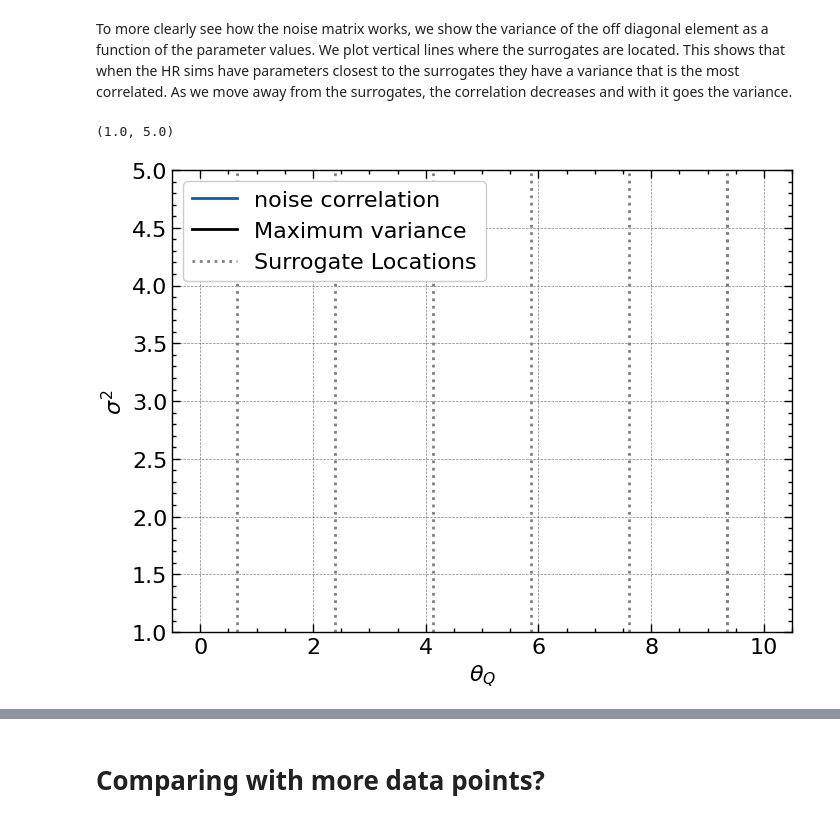
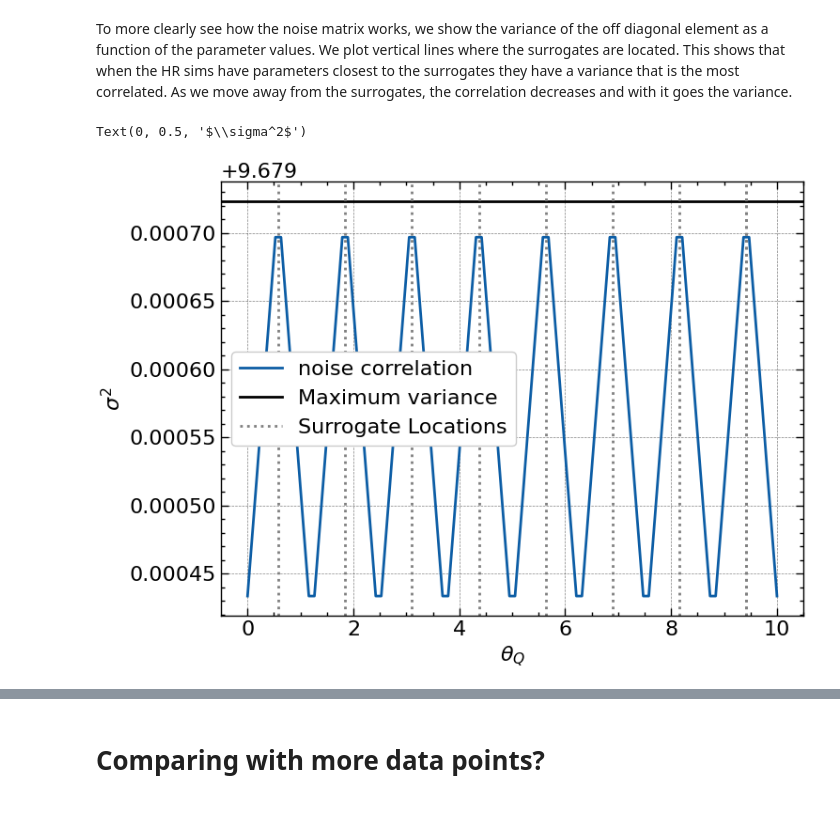
Before and after one commit to Maxelee/CARPoolGP_test, a Jupyter notebook: ToyModel.ipynb, the cells around one changed output, grey strips where cells are left out. Drawn from its saved outputs; the diff is of its cells as text; code cells hidden in the pictures.

```diff
--- a/ToyModel.ipynb
+++ b/ToyModel.ipynb
@@ -204,6 +204,9 @@ def get_GPMixture(params):
 def get_kernelM(params):
     K = Mkernel(params["log_pl"])
     return K
+from tinygp.kernels import ExpSquared
+def get_exp2kernel(params):
+    return jnp.exp(params["log_amp"]) * ExpSquared(jnp.exp(-params["log_tau"]))
 # %% [markdown]
 # No Surrogates
 # %% [markdown]
@@ -216,7 +219,7 @@ paramsQ = {
     "log_jitter":0.5}
 
 # Define the kernel function with jax
-kernel_func =  jax.tree_util.Partial(get_GPMixture)
+kernel_func =  jax.tree_util.Partial(get_exp2kernel)
 
 # Optimize by minimizing neg log liklihood
 opt = optax.sgd(learning_rate=LR)
@@ -260,9 +263,9 @@ $$r=\frac{(1-f)\sigma_Q^2}{\sigma_Q\sqrt{((1-f)^2\sigma^2_Q+f^2 \sigma^2_\eta)}}
 
 For an f=0, there is 100% correlation, for an f=1, there is 0 correlation, and in general. We assume that the surrogates and the HR simulations are drawn from the same distribution and have the same noise, but this need not be the case. We could have "cheaper" simulations that have some other noise function.
 # %%
-div=4 # Number of surrogates = N / div
+div=12 # Number of surrogates = N / div
 N_R = int(N/div)
-f=0.01
+f=0.00
 
 theta_R, R, E = match_surrogates0(theta_Q, intrinsic_noise,  f,  div)
 # %%
@@ -294,11 +297,11 @@ paramsCP = {
     "log_jitter":paramsQ["log_jitter"],
     "log_pl":1.0}
 
-kernel_func =  jax.tree_util.Partial(get_GPMixture)
+kernel_func =  jax.tree_util.Partial(get_exp2kernel)
 
 
 # If you are getting nans, try making the LR smaller
-opt = optax.sgd(learning_rate=LR)
+opt = optax.sgd(learning_rate=LR*1e-2)
 opt_state = opt.init(paramsCP)
 ls = []
 ps = []
@@ -356,17 +359,17 @@ To more clearly see how the noise matrix works, we show the variance of the off
 # %%
 off_D = M(theta_QR, theta_QR) * I * jitter
 plt.plot(theta_Q, [off_D[i, N+i] for i in range(N)], label='noise correlation')
 plt.axhline(jitter, ls='-', c='k', label='Maximum variance')
 for tr in np.unique(theta_R):
     plt.axvline(tr, c='grey', ls=':')
 plt.axvline(tr, c='grey', ls=':', label='Surrogate Locations')
 plt.legend()
 plt.xlabel(r'$\theta_Q$')
 plt.ylabel('$\sigma^2$')
-plt.ylim(1, 5)
+# plt.ylim(1, 5)
 # %% [output]
-(1.0, 5.0)
+Text(0, 0.5, '$\\sigma^2$')
-[figure, old version]
+[figure, new version]
 # %%
 plt.imshow(noise)
 plt.colorbar()
```
Also changed, not shown: parts of 17 cells of this notebook, 2 other files.
